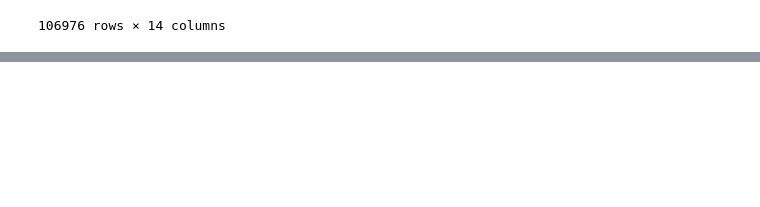
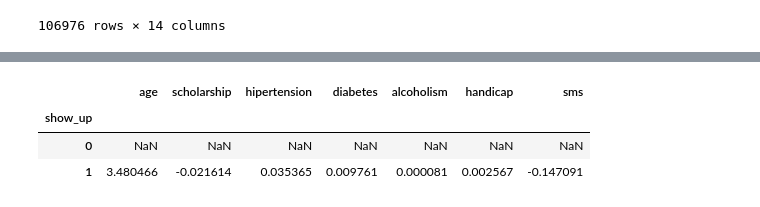
Before and after one commit to annesteinbach/supervised_learning_implementation, a Jupyter notebook: supervised_learning.ipynb, the cells around one changed output, grey strips where cells are left out. Cells and saved outputs as stored; diff of their text form; code cells hidden in the pictures; blank space fills up the shorter version.

```diff
--- a/supervised_learning.ipynb
+++ b/supervised_learning.ipynb
@@ -299,0 +308,7 @@ df.query('age > 0 & age < 100')
+# %%
+diff_mean.diff()
+# %% [output]
+|  | age | scholarship | hipertension | diabetes | alcoholism | handicap | sms |
+| show_up |  |  |  |  |  |  |  |
+| 0 | NaN | NaN | NaN | NaN | NaN | NaN | NaN |
+| 1 | 3.480466 | -0.021614 | 0.035365 | 0.009761 | 0.000081 | 0.002567 | -0.147091 |
```
Also changed, not shown: parts of 6 cells of this notebook.
